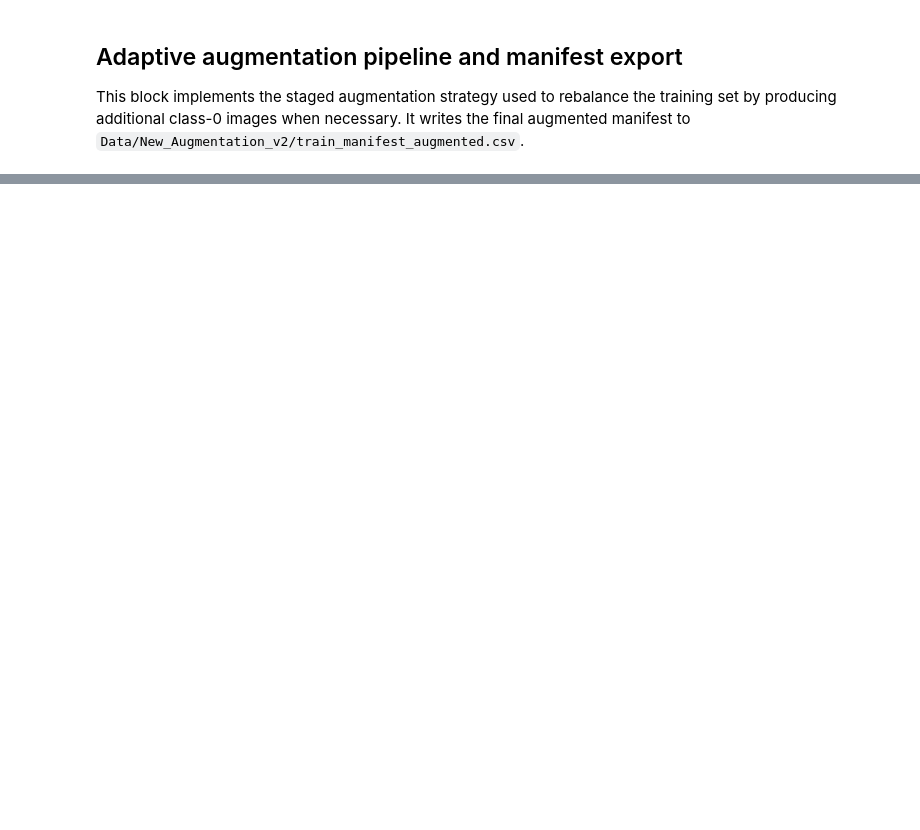
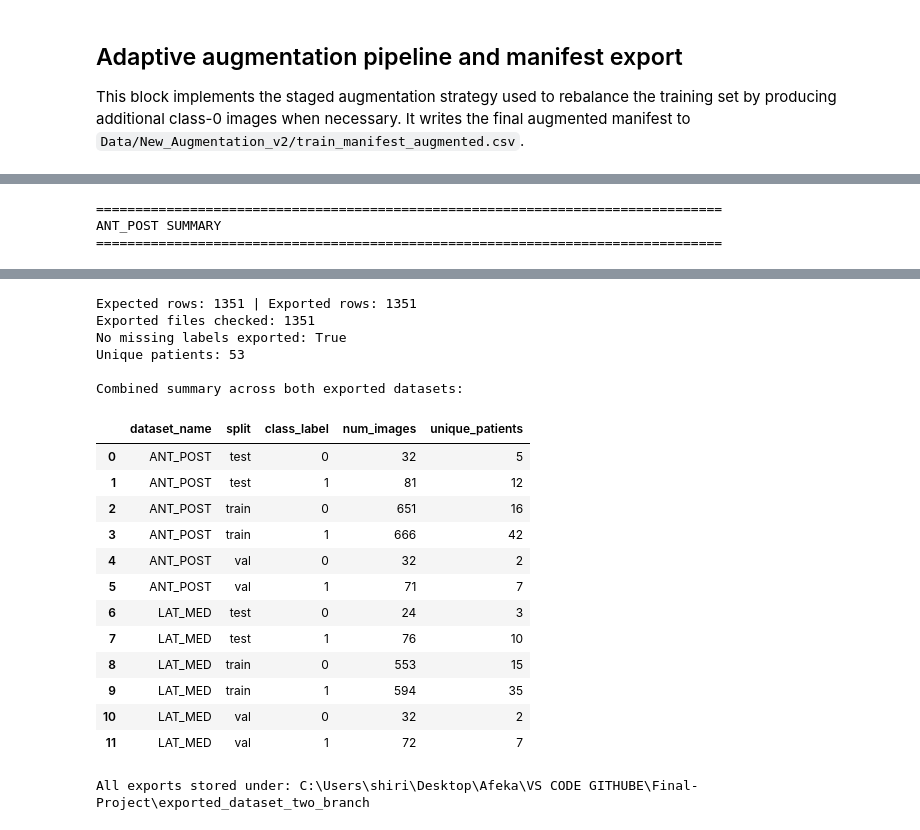
Before and after one commit to nirlapi/Final-Project, a Jupyter notebook: Image_EDA_cleaned.ipynb, the cells around one changed output, grey strips where cells are left out. Drawn from its saved outputs; the diff is of its cells as text; code cells hidden in the pictures; blank space fills up the shorter version.

```diff
--- a/Image_EDA_cleaned.ipynb
+++ b/Image_EDA_cleaned.ipynb
@@ -972,0 +1646,57 @@ print(f'Test: {test_path}')
+# %%
+validation_rows = []
+
+for dataset_name, result in branch_results.items():
+    metadata_df = result['metadata_df'].copy()
+    filtered_df = result['filtered_df'].copy()
+
+    if metadata_df['label'].isna().any():
+        raise ValueError(f'{dataset_name} metadata contains rows with missing labels.')
+
+    expected_rows = len(filtered_df)
+    exported_rows = len(metadata_df)
+    if expected_rows != exported_rows:
+        raise ValueError(f'{dataset_name} exported rows ({exported_rows}) do not match expected filtered rows ({expected_rows}).')
+
+    missing_files = [path for path in metadata_df['exported_image_path'].tolist() if not Path(path).exists()]
+    if missing_files:
+        raise FileNotFoundError(f'{dataset_name} has missing exported files: {missing_files[:5]}')
+
+    patient_col = 'patient_id' if 'patient_id' in metadata_df.columns else None
+    if patient_col is not None and metadata_df[patient_col].notna().any():
+        patient_split_counts = metadata_df.dropna(subset=[patient_col]).groupby(patient_col)['split'].nunique()
+        if (patient_split_counts > 1).any():
+            conflicted_patients = patient_split_counts[patient_split_counts > 1].index.tolist()
+            raise ValueError(f'{dataset_name} has patients in more than one split: {conflicted_patients[:10]}')
+
+    summary = (
+        metadata_df.groupby(['split', 'class_label'])
+        .agg(
+            num_images=('exported_image_path', 'size'),
+            unique_patients=('patient_id', 'nunique') if 'patient_id' in metadata_df.columns else ('exported_image_path', 'size'),
+        )
+        .reset_index()
+        .sort_values(['split', 'class_label'])
+    )
+    summary.insert(0, 'dataset_name', dataset_name)
+    validation_rows.append(summary)
+
+    print('=' * 80)
+    print(f'{dataset_name} SUMMARY')
+    print('=' * 80)
+    display(summary)
+    print(f'Expected rows: {expected_rows} | Exported rows: {exported_rows}')
+    print(f'Exported files checked: {len(metadata_df)}')
+    print(f"No missing labels exported: {metadata_df['label'].notna().all()}")
+    if 'patient_id' in metadata_df.columns:
+        print(f"Unique patients: {metadata_df['patient_id'].nunique(dropna=True)}")
+    print()
+
+combined_validation = pd.concat(validation_rows, ignore_index=True)
+print('Combined summary across both exported datasets:')
+display(combined_validation)
+print(f'All exports stored under: {export_root.resolve()}')
+# %% [output]
+================================================================================
+ANT_POST SUMMARY
+================================================================================
@@ -972,0 +1725,20 @@ print(f'Test: {test_path}')
+Expected rows: 1351 | Exported rows: 1351
+Exported files checked: 1351
+No missing labels exported: True
+Unique patients: 53
+
+Combined summary across both exported datasets:
+|  | dataset_name | split | class_label | num_images | unique_patients |
+| 0 | ANT_POST | test | 0 | 32 | 5 |
+| 1 | ANT_POST | test | 1 | 81 | 12 |
+| 2 | ANT_POST | train | 0 | 651 | 16 |
+| 3 | ANT_POST | train | 1 | 666 | 42 |
+| 4 | ANT_POST | val | 0 | 32 | 2 |
+| 5 | ANT_POST | val | 1 | 71 | 7 |
+| 6 | LAT_MED | test | 0 | 24 | 3 |
+| 7 | LAT_MED | test | 1 | 76 | 10 |
+| 8 | LAT_MED | train | 0 | 553 | 15 |
+| 9 | LAT_MED | train | 1 | 594 | 35 |
+| 10 | LAT_MED | val | 0 | 32 | 2 |
+| 11 | LAT_MED | val | 1 | 72 | 7 |
+All exports stored under: C:\Users\shiri\Desktop\Afeka\VS CODE GITHUBE\Final-Project\exported_dataset_two_branch
```
Also changed, not shown: parts of 30 cells of this notebook.
